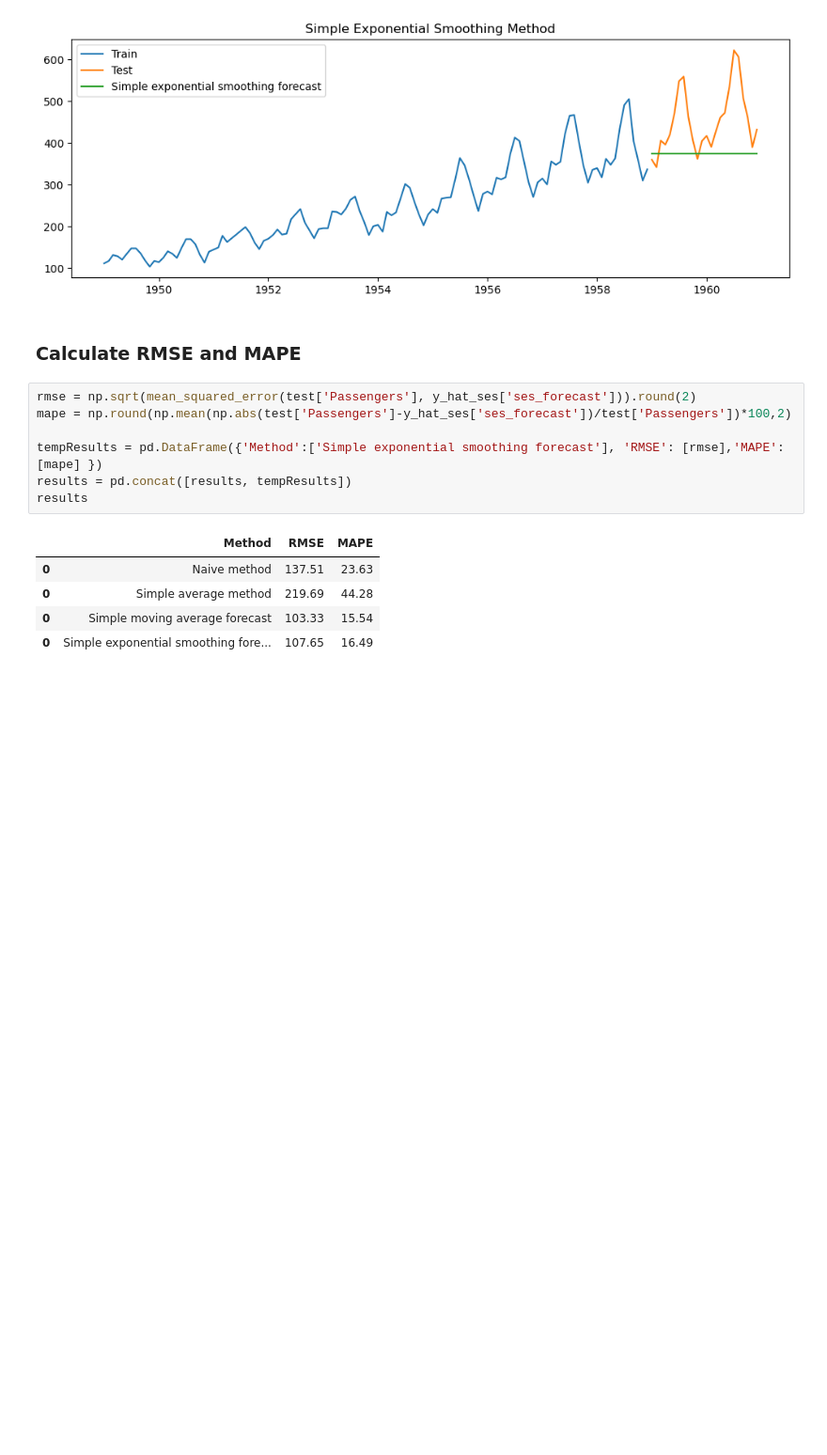
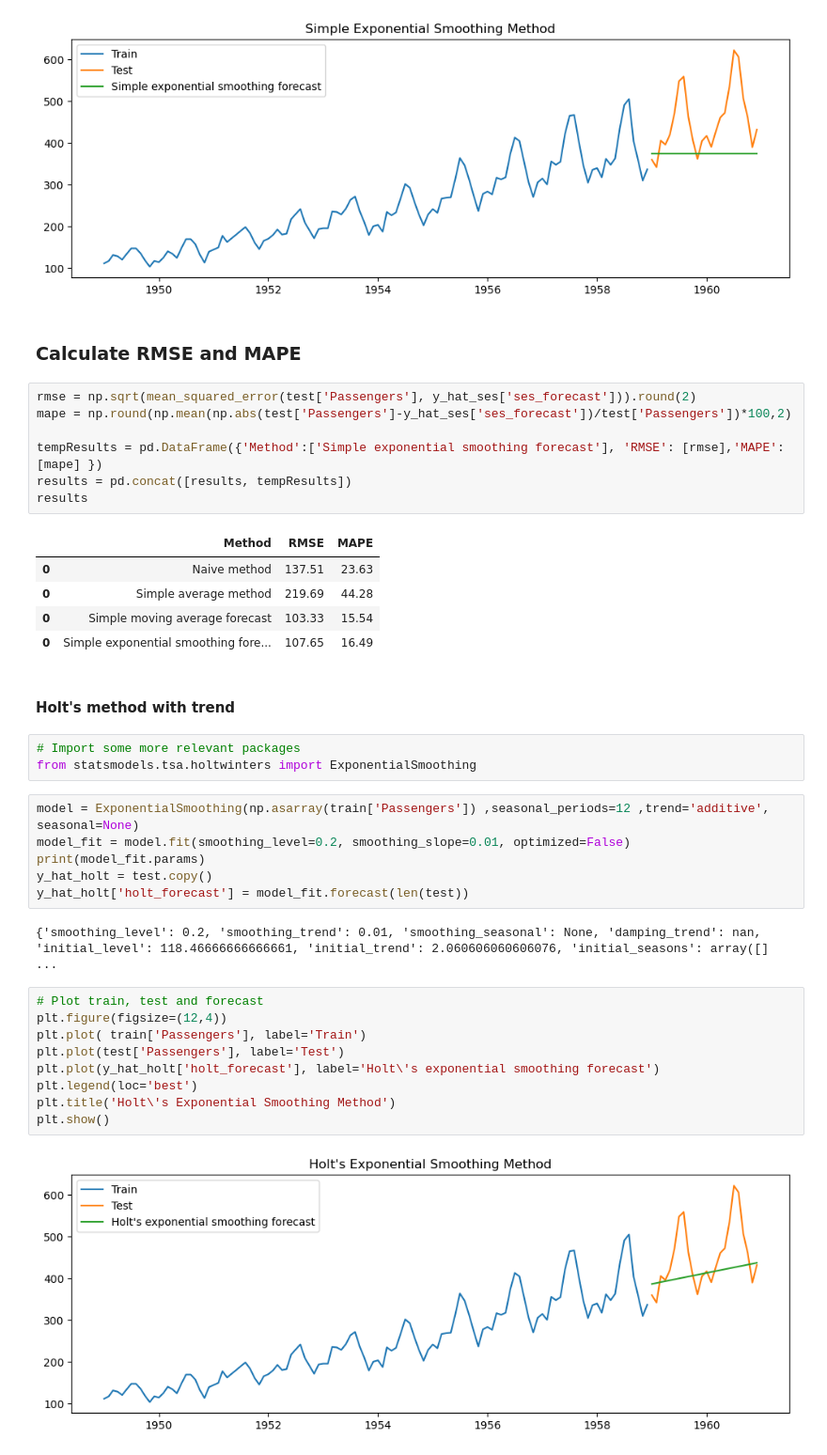
Before and after one commit to sanjanabansal1994/Time-Series-Analysis, a Jupyter notebook: Code.ipynb, the cells around one changed output. Shown at 94% size. Cells and saved outputs as stored; diff of their text form; blank space fills up the shorter version.

Commit message:
Implementing Holt's exponential method

```diff
--- a/Code.ipynb
+++ b/Code.ipynb
@@ -241,3 +241,27 @@ results
 | 0 | Simple average method | 219.69 | 44.28 |
 | 0 | Simple moving average forecast | 103.33 | 15.54 |
 | 0 | Simple exponential smoothing fore... | 107.65 | 16.49 |
+# %% [markdown]
+#### Holt's method with trend
+# %%
+# Import some more relevant packages
+from statsmodels.tsa.holtwinters import ExponentialSmoothing
+# %%
+model = ExponentialSmoothing(np.asarray(train['Passengers']) ,seasonal_periods=12 ,trend='additive', seasonal=None)
+model_fit = model.fit(smoothing_level=0.2, smoothing_slope=0.01, optimized=False)
+print(model_fit.params)
+y_hat_holt = test.copy()
+y_hat_holt['holt_forecast'] = model_fit.forecast(len(test))
+# %% [output]
+{'smoothing_level': 0.2, 'smoothing_trend': 0.01, 'smoothing_seasonal': None, 'damping_trend': nan, 'initial_level': 118.46666666666661, 'initial_trend': 2.060606060606076, 'initial_seasons': array([] ...
+# %%
+# Plot train, test and forecast
+plt.figure(figsize=(12,4))
+plt.plot( train['Passengers'], label='Train')
+plt.plot(test['Passengers'], label='Test')
+plt.plot(y_hat_holt['holt_forecast'], label='Holt\'s exponential smoothing forecast')
+plt.legend(loc='best')
+plt.title('Holt\'s Exponential Smoothing Method')
+plt.show()
+# %% [output]
+[figure, added]
```
Also changed, not shown: parts of 2 cells of this notebook.
